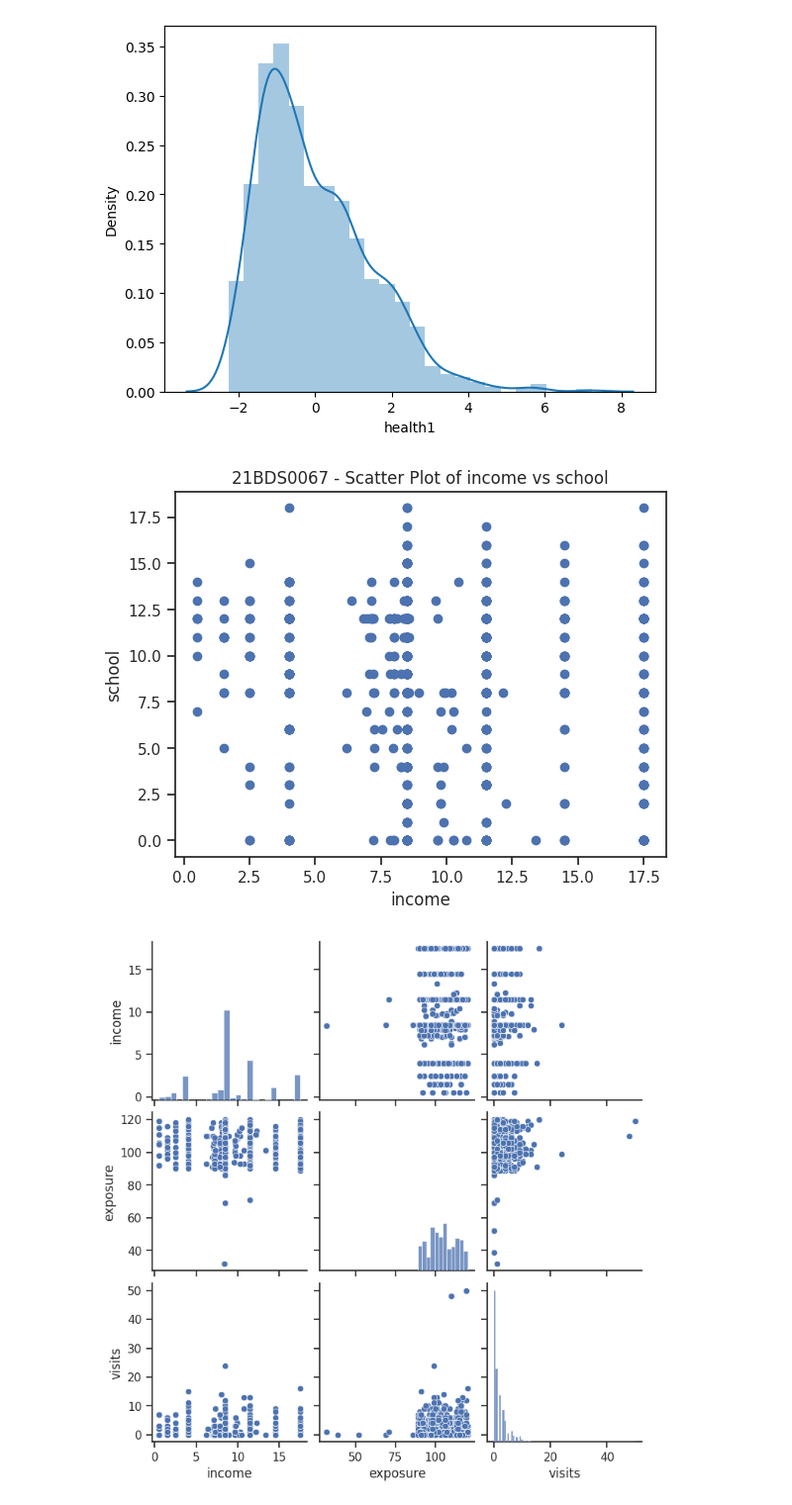
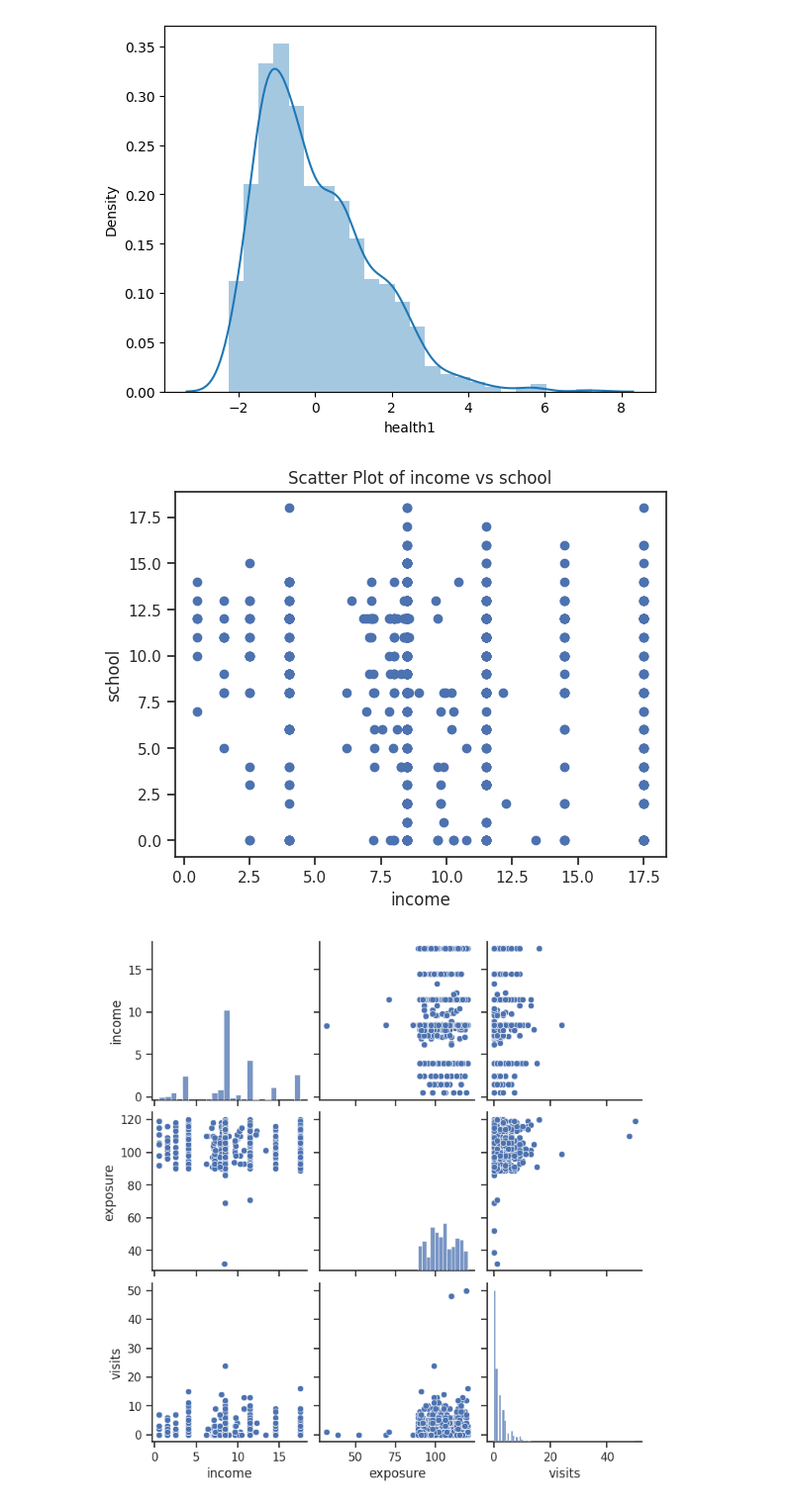
Before and after one commit to JananeeShri27/EDA-THEORY, a Jupyter notebook: Untitled0.ipynb, the cells around one changed output. Shown at 99% size. Drawn from its saved outputs; the diff is of its cells as text; code cells hidden in the pictures.

```diff
--- a/Untitled0.ipynb
+++ b/Untitled0.ipynb
@@ -344,12 +326,12 @@ https://gist.github.com/mwaskom/de44147ed2974457ad6372750bbe5751
 # %%
 # Bivariate Analysis-Scatter plot between two numerical variables (Example: 'income' and 'school')
 plt.scatter(df['income'], df['school'])
-plt.title("21BDS0067 - Scatter Plot of income vs school")
+plt.title("Scatter Plot of income vs school")
 plt.xlabel("income")
 plt.ylabel("school")
 plt.show()
 # %% [output]
-[figure, old version]
+[figure, new version]
 # %%
 # Pair plot for a few columns to visualize relationships
 sns.pairplot(df, vars=['income', 'exposure', 'visits'])
```
Also changed, not shown: parts of 8 cells of this notebook.
